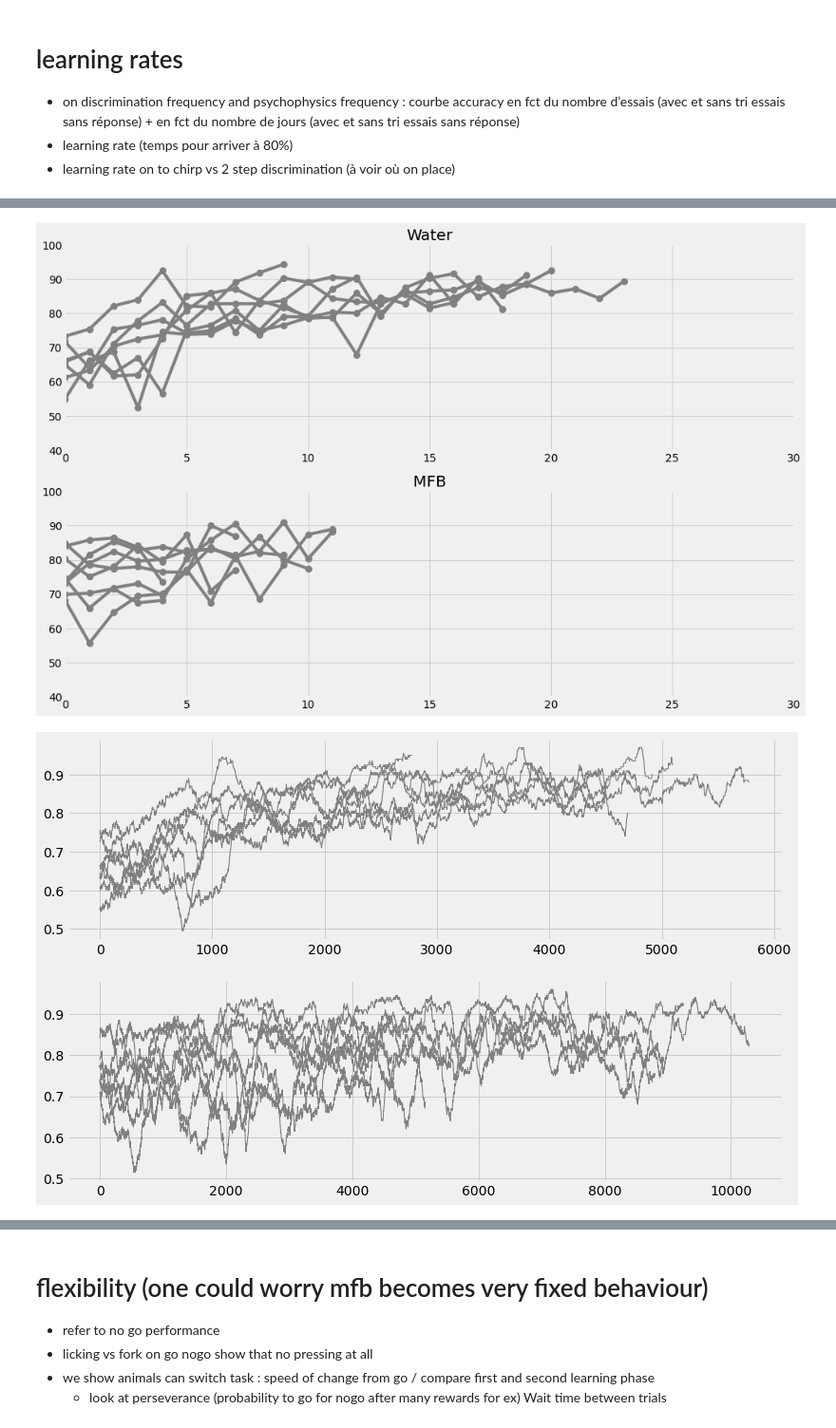
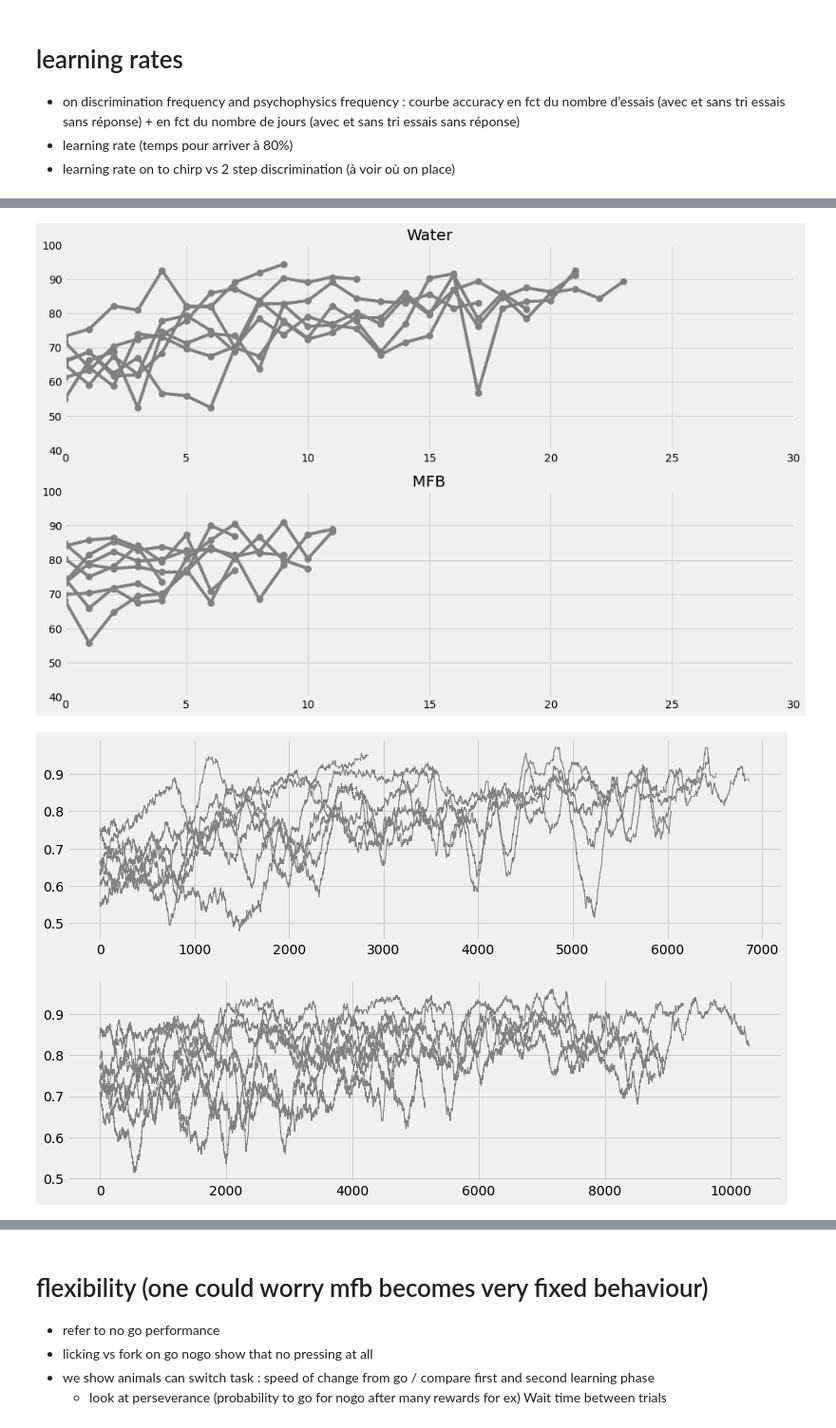
Before and after one commit to AntoninVerdier/Utilities, a Jupyter notebook: Elphy_Analysis/MFB_Figures.ipynb, the cells around one changed output, grey strips where cells are left out. Shown at 95% size. Drawn from its saved outputs; the diff is of its cells as text; code cells hidden in the pictures.

```diff
--- a/Elphy_Analysis/MFB_Figures.ipynb
+++ b/Elphy_Analysis/MFB_Figures.ipynb
@@ -12,11 +12,11 @@ import scipy.io as sio
 
 batch = s.Batch()
 
-water_path = '/home/anverdie/Documents/Code/MFB_Paper/Water'
-mfb_path = '/home/anverdie/Documents/Code/MFB_Paper/MFB'
+#water_path = '/home/anverdie/Documents/Code/MFB_Paper/Water'
+#mfb_path = '/home/anverdie/Documents/Code/MFB_Paper/MFB'
 
-#water_path = '/home/pouple/PhD/Code/MFB_Paper/Water'
-#mfb_path = '/home/pouple/PhD/Code/MFB_Paper/MFB'
+water_path = '/home/pouple/PhD/Code/MFB_Paper/Water'
+mfb_path = '/home/pouple/PhD/Code/MFB_Paper/MFB'
 
 plt.style.use('fivethirtyeight')
 # %%
@@ -64,22 +64,26 @@ class MouseMFB(object):
 # %%
 # Paths for MFB data
 # Paths for Water Data
-def load_water(batch3=False):
+def load_water(batch3=False, tag='PC', rmgaps=False, verbose=True, rmblocks=None):
     mice_id = batch.id_first_batch
     if batch3: mice_id = batch.id_third_batch
-    mice_water = [Mouse(path=os.path.join(water_path, f), tag=['PC'], collab=False, rmgaps=False, verbose=True) for f in mice_id]
+    mice_water = [Mouse(path=os.path.join(water_path, f), tag=[tag], collab=False, rmgaps=rmgaps, verbose=verbose, rmblocks=rmblocks) for f in mice_id]
 
     return mice_water
 
-def load_MFB():
+def load_MFB(tag='PC'):
     # Load MFB mice data
-    path = os.path.join(mfb_path, 'Psychophysics_MFB')
+    if tag =='PC': path = os.path.join(mfb_path, 'Psychophysics_MFB')
+    elif tag =='DIS': path = os.path.join(mfb_path, 'GoVsNoGo_MFB')
+    elif tag =='DISC': path = os.path.join(mfb_path, 'GoVsNoGo_ChirpStepLev1_MFB')
+    elif tag =='DISC2': path = os.path.join(mfb_path, 'GoVsNoGo_ChirpStepLev2_MFB')
+
     mice_mfb = os.listdir(path)
     paths = [os.path.join(path, f) for f in os.listdir(path)]
     mice_mfb = [MouseMFB(path) for path in paths]
 
     return mice_mfb
 # %%
-mice_water = load_water(batch3=False)
+mice_water = load_water(batch3=False, verbose=False, rmgaps=True, rmblocks=(0.6, 64))
 mice_mfb = load_MFB()
 # %% [output]
@@ -222,12 +233,10 @@ scores_water = [mouse.perf() for mouse in mice_water]
 scores_mfb = [[np.sum(c)*100/len(c) for c in mouse.corrs] for mouse in mice_mfb]
 first_day_over80_mfb = [np.where(np.array(s) >= 80)[0][0] + 1 for s in scores_mfb]
 
-
 dates = []
 for i, m in enumerate(scores_water):
-    dates.append([(d - m[1][0]).astype('timedelta64[D]') + 1 for d in m[1:]])
+    dates.append([(d - m[1]).astype('timedelta64[D]') + 1 for d in m[1:]])
 scores_water = [np.array(s[0]) for s in scores_water]
-
 
 # First days at 80
 first_day_over80_water = [np.where(s >= 80)[0][0] + 1 for s in scores_water]
@@ -235,9 +244,6 @@ first_day_over80_water = [np.where(s >= 80)[0][0] + 1 for s in scores_water]
 plt.boxplot([first_day_over80_water, first_day_over80_mfb], vert=False)
 plt.yticks([1, 2], labels=['Water', 'MFB'])
 plt.show()
-
-
-
 
 # Learning curves depending on days
 fig, axs = plt.subplots(2, figsize=(15, 10))
@@ -248,13 +254,11 @@ axs[0].set_title('Water')
 axs[0].set_ylim((40, 100))
 axs[0].set_xlim((0, 30))
 
-
 for i, s in enumerate(scores_mfb):
     axs[1].plot(s, color='grey', marker='o', markersize=8)
 axs[1].set_title('MFB')
 axs[1].set_ylim((40, 100))
 axs[1].set_xlim((0, 30))
-
 plt.show()
 
 # Learning curves depending on trials
@@ -276,2 +280,2 @@ plt.show()
-[figure, old version]
+[figure, new version]
-[figure, old version]
+[figure, new version]
```
Also changed, not shown: parts of 14 cells of this notebook, 1 other file.
